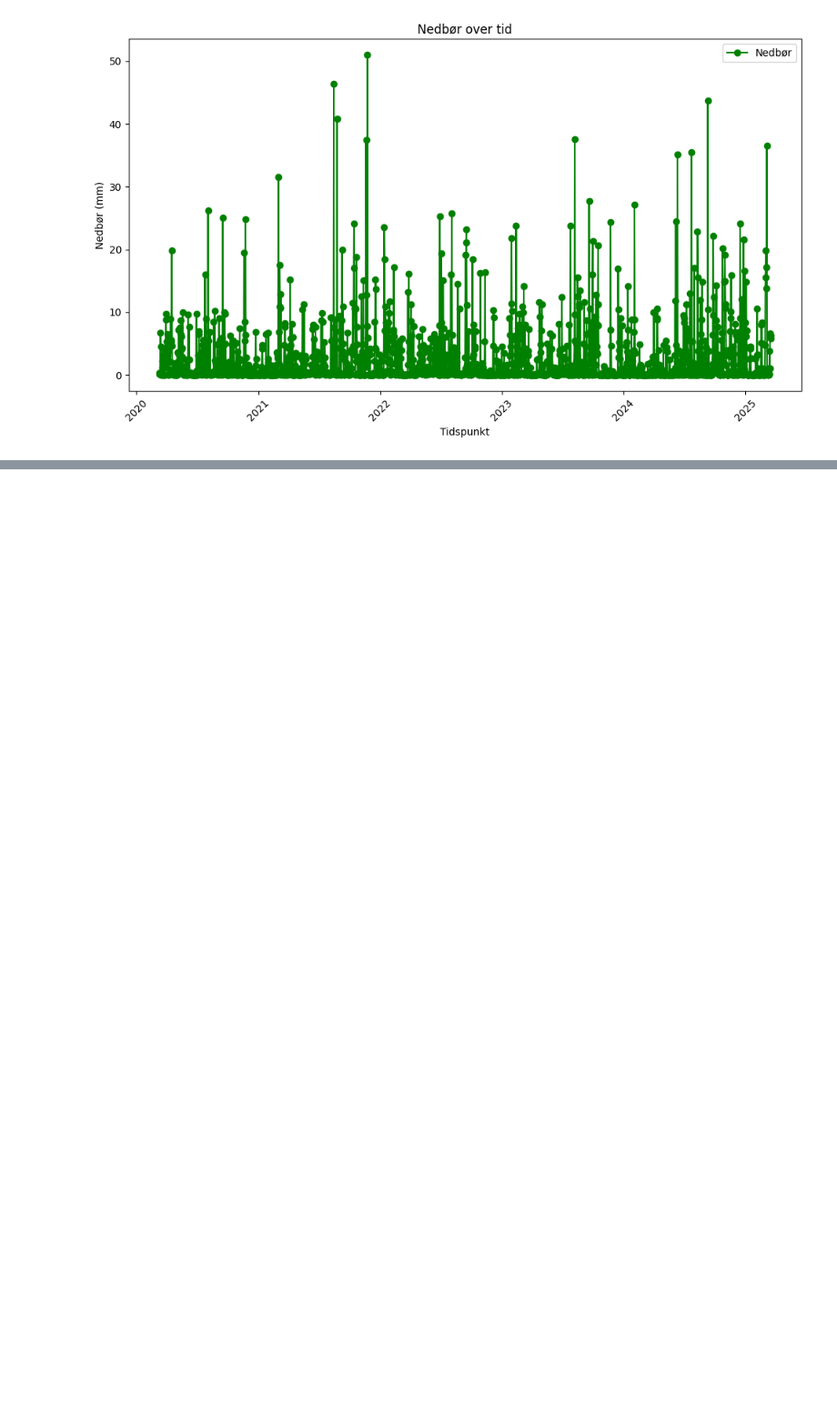
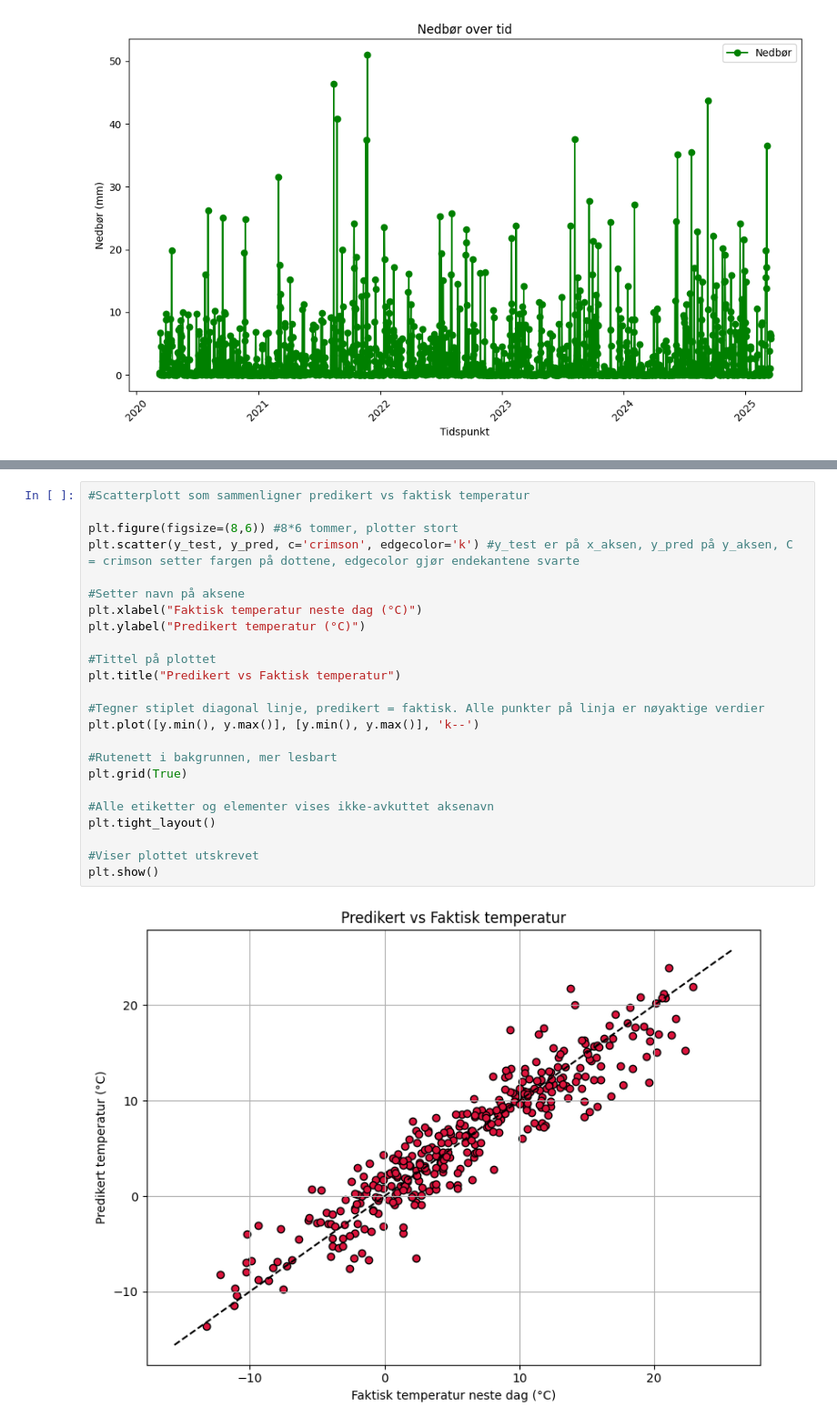
Before and after one commit to friha03/Milj-dataanalyseapplikasjon, a Jupyter notebook: API_Frost/hentedata.ipynb, the cells around one changed output, grey strips where cells are left out. Shown at 91% size. Drawn from its saved outputs; the diff is of its cells as text; blank space fills up the shorter version.

```diff
--- a/API_Frost/hentedata.ipynb
+++ b/API_Frost/hentedata.ipynb
@@ -528,0 +587,26 @@ plt.show()
+# %%
+#Scatterplott som sammenligner predikert vs faktisk temperatur
+
+plt.figure(figsize=(8,6)) #8*6 tommer, plotter stort
+plt.scatter(y_test, y_pred, c='crimson', edgecolor='k') #y_test er på x_aksen, y_pred på y_aksen, C = crimson setter fargen på dottene, edgecolor gjør endekantene svarte
+
+#Setter navn på aksene
+plt.xlabel("Faktisk temperatur neste dag (°C)")
+plt.ylabel("Predikert temperatur (°C)")
+
+#Tittel på plottet
+plt.title("Predikert vs Faktisk temperatur")
+
+#Tegner stiplet diagonal linje, predikert = faktisk. Alle punkter på linja er nøyaktige verdier
+plt.plot([y.min(), y.max()], [y.min(), y.max()], 'k--')
+
+#Rutenett i bakgrunnen, mer lesbart
+plt.grid(True)
+
+#Alle etiketter og elementer vises ikke-avkuttet aksenavn
+plt.tight_layout()
+
+#Viser plottet utskrevet
+plt.show()
+# %% [output]
+[figure, added]
```
Also changed, not shown: parts of 7 cells of this notebook.
